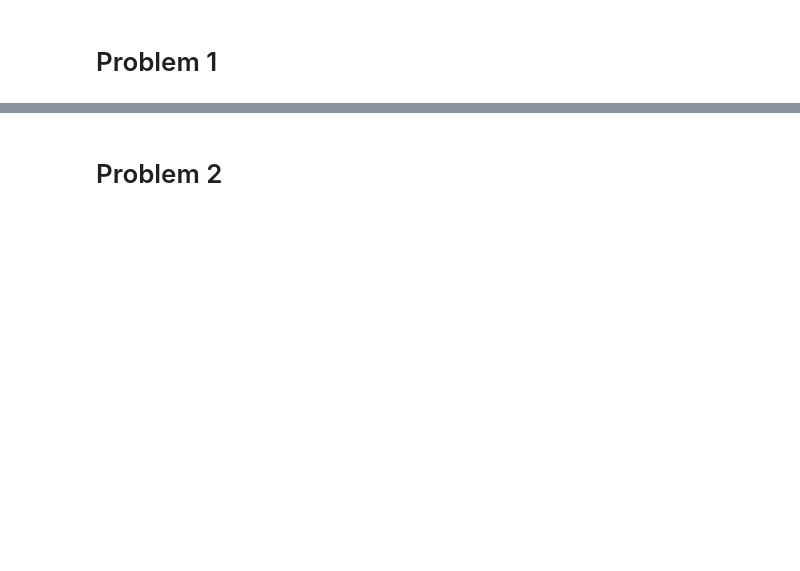
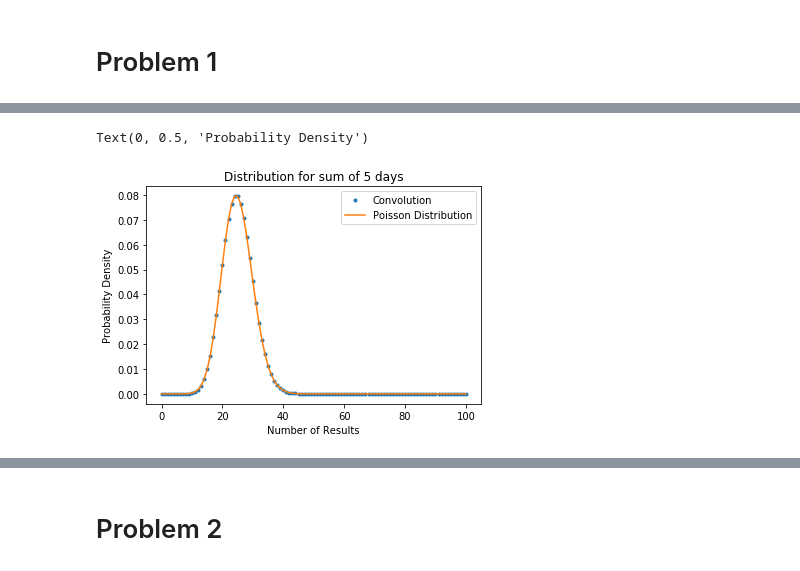
Before and after one commit to ziqishen-1575798/ziqishen, a Jupyter notebook: PHYS434 Lab 2.ipynb, the cells around one changed output, grey strips where cells are left out. Cells and saved outputs as stored; diff of their text form; code cells hidden in the pictures; blank space fills up the shorter version.

```diff
--- a/PHYS434 Lab 2.ipynb
+++ b/PHYS434 Lab 2.ipynb
@@ -45,0 +34,19 @@ plt.plot(numx, poisson.pmf(numx, x*days), '.')
+# %%
+# Part b
+days = 5
+numx5 = np.linspace(0, 100, 101)
+p = poisson.pmf(numx, days)
+conv5 = p
+t = 0
+for t in range(4):
+    conv5 = np.convolve(conv5, p)
+plt.plot(numx5, conv5, '.', label = 'Convolution')
+plt.plot(numx5, poisson.pmf(numx5, 5*days), label = 'Poisson Distribution')
+plt.legend()
+plt.title('Distribution for sum of 5 days')
+plt.xlabel('Number of Results')
+plt.ylabel('Probability Density')
+# In a Poisson process the gamma distribution is the sum of exponential distributions.
+# %% [output]
+Text(0, 0.5, 'Probability Density')
+[figure, added]
```
Also changed, not shown: parts of 13 cells of this notebook, 1 other file.
